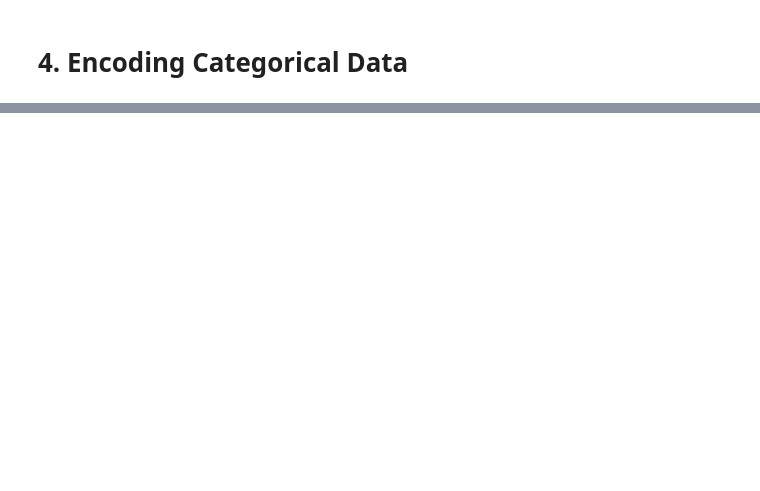
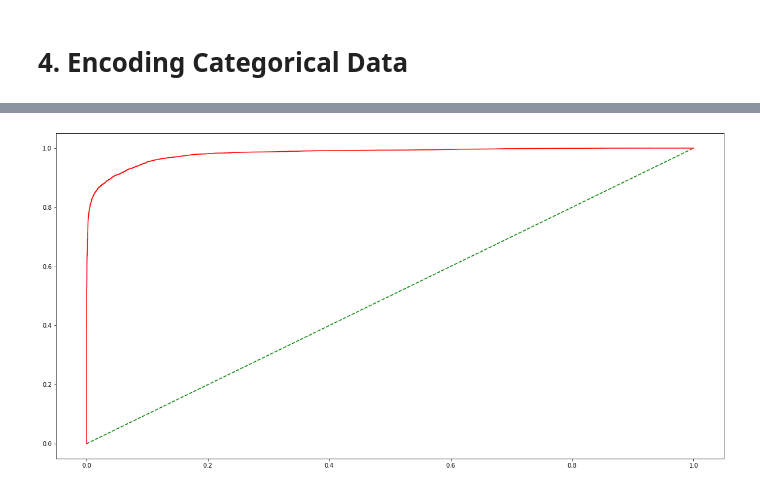
Before and after one commit to ViniciusHolanda001/AirlinePassengersSatisfaction, a Jupyter notebook: src/main.ipynb, the cells around one changed output, grey strips where cells are left out. Saved outputs shown, nothing was run; the diff lists cells and outputs as text; code cells hidden in the pictures; blank space fills up the shorter version.

Commit message:
Training a Multi-Layer Perceptron Classifier

```diff
--- a/src/main.ipynb
+++ b/src/main.ipynb
@@ -316,0 +362,6 @@ df_encoder['satisfaction'] = le.fit_transform(df_encoder['satisfaction'])
+# %%
+df_split = df_encoder.copy()
+# %%
+X = df_split.iloc[:, :-1].values
+y = df_split.iloc[:, -1].values
+X_train, X_test, y_train, y_test = train_test_split(X, y, test_size=0.20, random_state=42)
@@ -316,0 +425,3 @@ df_encoder['satisfaction'] = le.fit_transform(df_encoder['satisfaction'])
+# %%
+mlp = MLPClassifier(activation='logistic', alpha=0.001, hidden_layer_sizes=(10, 5), learning_rate='adaptive', max_iter = 10000, verbose = 3, early_stopping = True)
+mlp.fit(X_train, y_train)
@@ -316,0 +474,11 @@ df_encoder['satisfaction'] = le.fit_transform(df_encoder['satisfaction'])
+# %%
+prob = mlp.predict_proba(X_test)
+prob = prob[:, 1]
+fper, tper, thresholds = roc_curve(y_test, prob)
+# %%
+plt.figure(figsize=(20, 10))
+plt.plot(fper, tper, color='red', label='ROC')
+plt.plot([0, 1], [0, 1], color='green', linestyle='--')
+plt.show()
+# %% [output]
+[figure, added]
```
Also changed, not shown: parts of 21 cells of this notebook.
